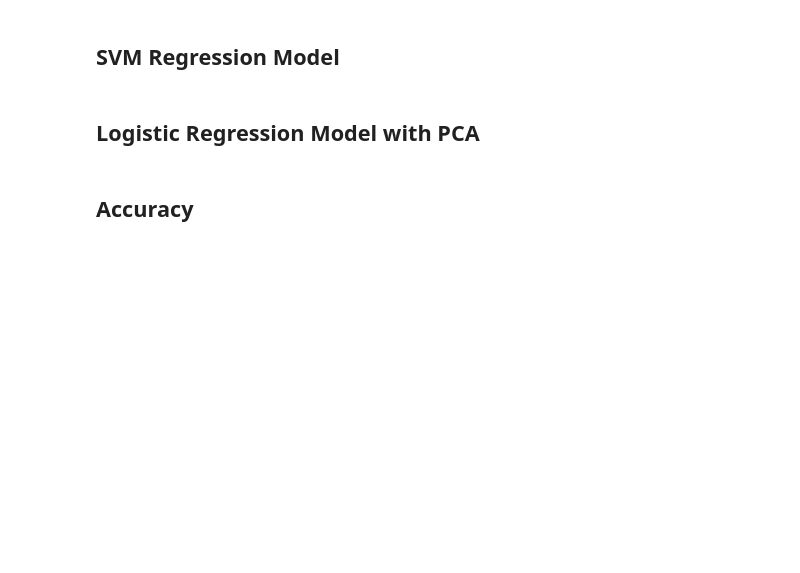
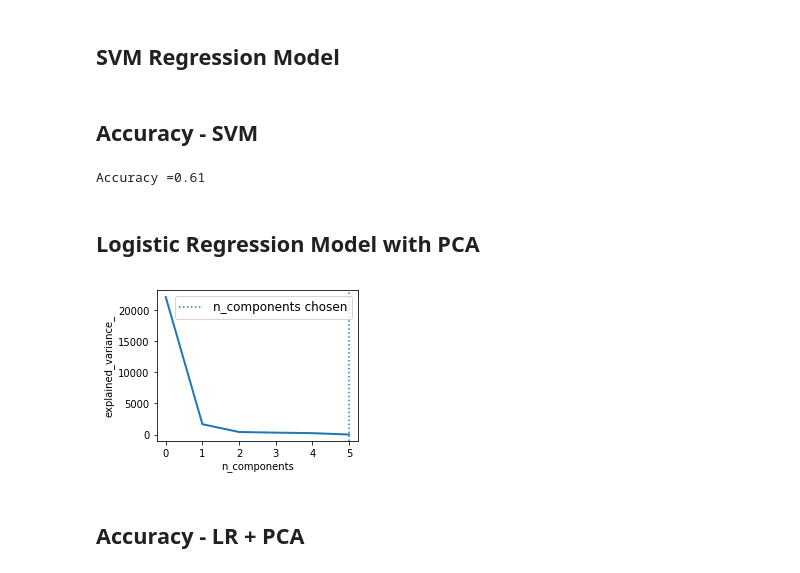
Before and after one commit to HongChen1995/DeepLearning2018, a Jupyter notebook: MiniProject1/test.ipynb, the cells around one changed output. Drawn from its saved outputs; the diff is of its cells as text; code cells hidden in the pictures; blank space fills up the shorter version.

```diff
--- a/MiniProject1/test.ipynb
+++ b/MiniProject1/test.ipynb
@@ -419,7 +429,7 @@ for i in range (0,inputlen.size) :
             bp[i]=0
     ibp=scipy.ifft(bp)
 
-    signal.detrend(ibp) #signal detrending
+    ibp = signal.detrend(ibp) #signal detrending
 
     #ibp = (ibp-ibp[0])/max(max(ibp), abs(min(ibp))) #signal normalization with initial offset suprresion
     ibp = (ibp-np.mean(ibp))/np.std(ibp)
@@ -570,0 +528,5 @@ for i in range (0, numberSamplesTest):
+# %%
+######## TRAINING DATA SET ########
+extractedFeatures =  normalizedSignalFeatures(train_input, time)
+######## TEST DATA SET  ########
+extractedFeaturesTest =  normalizedSignalFeatures(test_input, time)
@@ -576,6 +556,17 @@ from sklearn import svm
 clf = svm.SVC(gamma=0.001, C=100.)
 clf.fit(extractedFeatures, train_target) #train by fitting the data
 test_prediction = clf.predict(extractedFeaturesTest) #prediction
+# %% [markdown]
+## Accuracy - SVM
+# %%
+counter = 0
+for i in range (0, len(test_prediction)):
+    if test_prediction[i] == test_target[i]:
+        counter = counter + 1
+
+print('Accuracy =' + str(counter/len(test_prediction)))
+# %% [output]
+Accuracy =0.61
 # %% [markdown]
 ## Logistic Regression Model with PCA
 # %%
@@ -593,36 +584,38 @@ pipe = Pipeline(steps=[('pca', pca), ('logistic', logistic)])
 
 X_train = extractedFeatures
 Y_train = np.array(train_target)
 
 # Plot the PCA spectrum
 pca.fit(X_train)
 
 plt.figure(1, figsize=(4, 3))
 plt.clf()
 plt.axes([.2, .2, .7, .7])
 plt.plot(pca.explained_variance_, linewidth=2)
 plt.axis('tight')
 plt.xlabel('n_components')
 plt.ylabel('explained_variance_')
 
 # Prediction
-n_components = [20, 40, 50]
+n_components = [1, 2, 5]
 Cs = np.logspace(-4, 4, 3)
 
 # Parameters of pipelines can be set using ‘__’ separated parameter names:
 estimator = GridSearchCV(pipe,
                          dict(pca__n_components=n_components,
                               logistic__C=Cs))
 estimator.fit(X_train, Y_train)
 
 plt.axvline(estimator.best_estimator_.named_steps['pca'].n_components,
             linestyle=':', label='n_components chosen')
 plt.legend(prop=dict(size=12))
 plt.show()
 
 test_prediction = estimator.predict(extractedFeaturesTest) #prediction
+# %% [output]
+[figure, added]
 # %% [markdown]
-## Accuracy
+## Accuracy - LR + PCA
 # %%
 counter = 0
 for i in range (0, len(test_prediction)):
```
Also changed, not shown: parts of 16 cells of this notebook, 2 other files.
